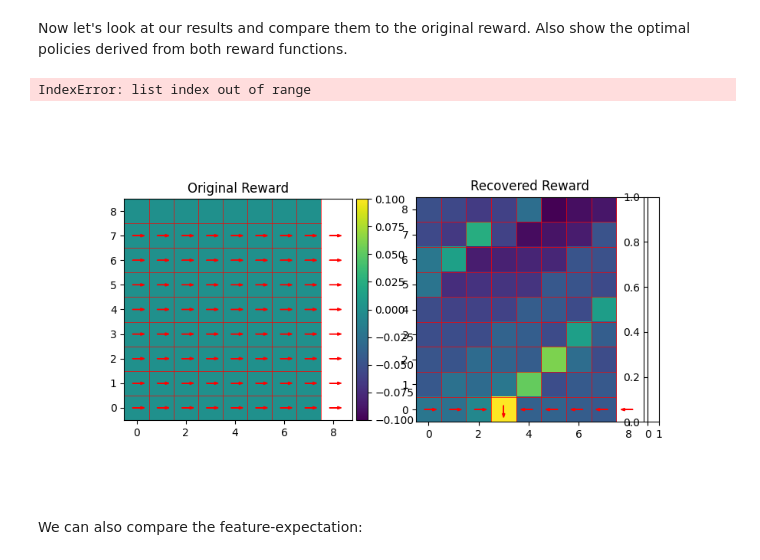
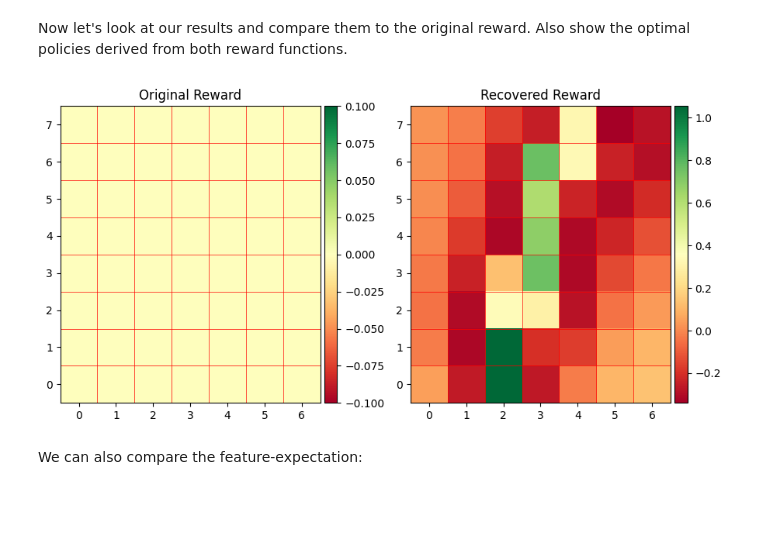
Before and after one commit to JacobHA/boids, a Jupyter notebook: boids_irl.ipynb, the cells around one changed output. Drawn from its saved outputs; the diff is of its cells as text; code cells hidden in the pictures; blank space fills up the shorter version.

```diff
--- a/boids_irl.ipynb
+++ b/boids_irl.ipynb
@@ -30,7 +33,7 @@ style = {                                   # global style for plots
 # %%
 def setup_mdp():
     # create our world
-    world = W.BirdWorld()
+    world = W.BirdWorld(width=7, height=8)
 
     # set up the reward function
     reward = np.zeros(world.n_states)
@@ -38,14 +41,14 @@ def setup_mdp():
     # reward[8] = 0.65
 
     # set up terminal states
-    terminal = [3]
+    terminal = [2]
 
     return world, reward, terminal
 
 # set-up the GridWorld Markov Decision Process
 world, reward, terminal = setup_mdp()
 # %%
-from data_loader import load_data, reorganize_data
-data = load_data('action_space.csv')
-trajectories = reorganize_data(data)
+from data_loader import get_all_trajectories
+# data = load_data('action_space.csv')
+trajectories = get_all_trajectories()
 # %%
@@ -236,12 +212,25 @@ def maxent_irl(p_transition, features, terminal, trajectories, optim, init, eps=
         # perform optimization step and compute delta for convergence
         optim.step(grad)
 
-        # re-compute detla for convergence check
+        # re-compute delta for convergence check
         delta = np.max(np.abs(omega_old - omega))
-        print(f'{iter:4d} | {delta:.6f} | {reward}', end='\r', flush=True)
+        print(f'{iter:4d} | {delta:.6f}', end='\r', flush=True)
         iter += 1
+
+        fig = plt.figure()
+        ax = fig.add_subplot(111)
+        ax.title.set_text('Recovered Reward')
+        divider = make_axes_locatable(ax)
+        cax = divider.append_axes('right', size='5%', pad=0.05)
+        p = P.plot_state_values(ax, world, reward, **style)
+        # P.plot_deterministic_policy(ax, world, S.optimal_policy(world, reward_maxent, 0.8), color='red')
+        fig.colorbar(p, cax=cax)
+
+        fig.tight_layout()
+        plt.savefig(f'{save_name}/recovered_reward_{iter}.png')
+        plt.close()
         # Break nicely:
-        if iter > 1:
+        if iter > 20:
             break
 
 
@@ -262,7 +251,8 @@ init = O.Constant(1.0)
 
 # choose our optimization strategy:
 #   we select exponentiated stochastic gradient descent with linear learning-rate decay
-optim = O.ExpSga(lr=O.linear_decay(lr0=0.6))
+# O.linear_decay(lr0=0.06)
+optim = O.ExpSga(lr=0.6)
 
 # actually do some inverse reinforcement learning
 reward_maxent = maxent_irl(world.p_transition, features, terminal, trajectories, optim, init, eps=1e-4)
@@ -288,28 +262,32 @@ reward_maxent = maxent_irl(world.p_transition, features, terminal, trajectories,
 Now let's look at our results and compare them to the original reward.
 Also show the optimal policies derived from both reward functions.
 # %%
+# style['cmap'] = 'coolwarm
+# color map with red to green:
+style['cmap'] = 'RdYlGn'
 fig = plt.figure()
 ax = fig.add_subplot(121)
 ax.title.set_text('Original Reward')
 divider = make_axes_locatable(ax)
 cax = divider.append_axes('right', size='5%', pad=0.05)
 p = P.plot_state_values(ax, world, reward, **style)
-P.plot_deterministic_policy(ax, world, S.optimal_policy(world, reward, 0.8), color='red')
+# P.plot_deterministic_policy(ax, world, S.optimal_policy(world, reward, 0.8), color='red')
 fig.colorbar(p, cax=cax)
 
 ax = fig.add_subplot(122)
 ax.title.set_text('Recovered Reward')
 divider = make_axes_locatable(ax)
 cax = divider.append_axes('right', size='5%', pad=0.05)
+reward_maxent -= reward_maxent.mean()
 p = P.plot_state_values(ax, world, reward_maxent, **style)
-P.plot_deterministic_policy(ax, world, S.optimal_policy(world, reward_maxent, 0.8), color='red')
+# P.plot_deterministic_policy(ax, world, S.optimal_policy(world, reward_maxent, 0.8), color='red')
 fig.colorbar(p, cax=cax)
 
 fig.tight_layout()
+plt.savefig(f'{save_name}/recovered_reward.png')
 plt.show()
 # %% [output]
-IndexError: list index out of range
-[figure, old version]
+[figure, new version]
 # %% [markdown]
 We can also compare the feature-expectation:
 # %%
```
Also changed, not shown: parts of 8 cells of this notebook, 1 other file.
